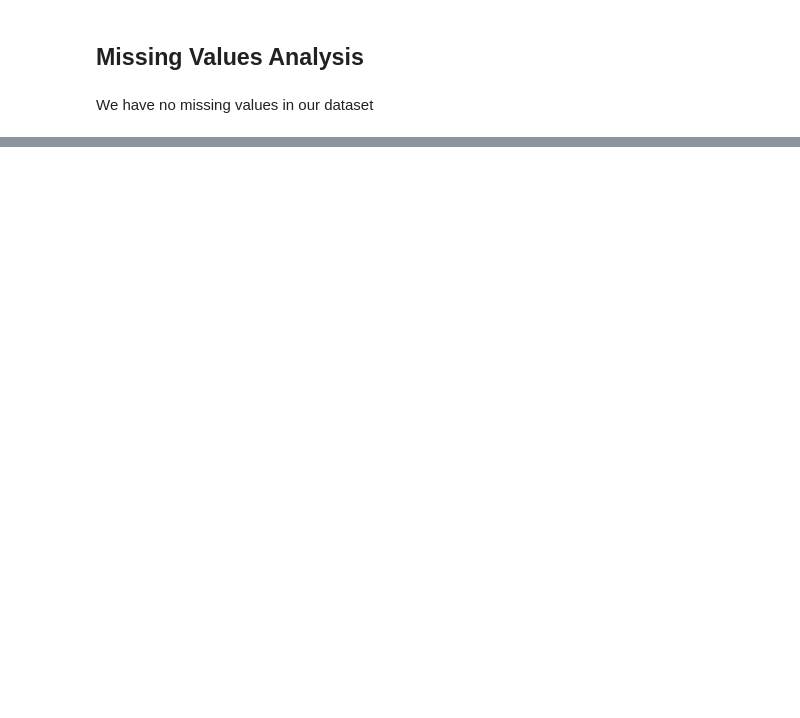
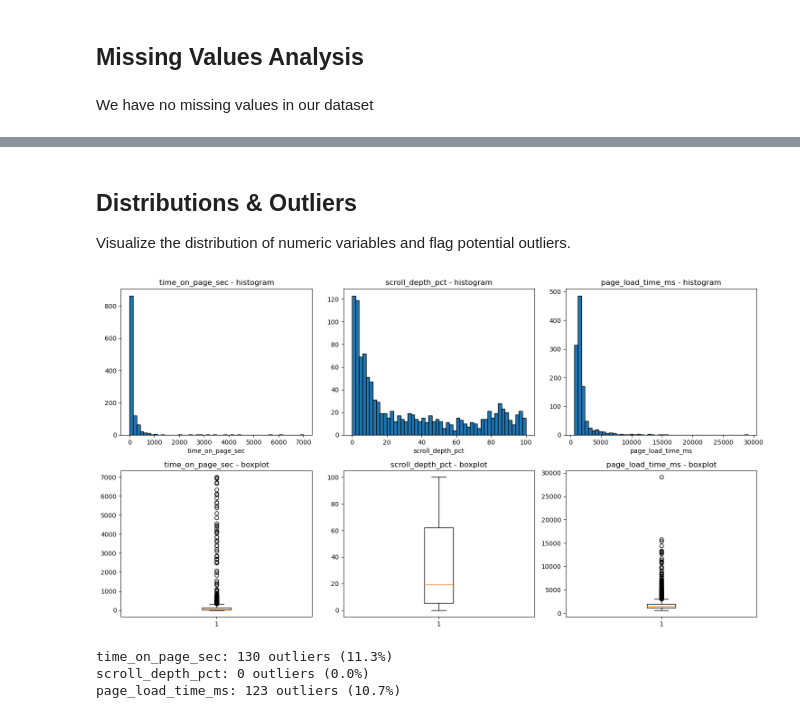
Before and after one commit to fmdmneves2003/TXB_GROUP23, a Jupyter notebook: notebooks/01_EDA.ipynb, the cells around one changed output, grey strips where cells are left out. Drawn from its saved outputs; the diff is of its cells as text; code cells hidden in the pictures; blank space fills up the shorter version.

Commit message:
EDA completed and new df exported to data folder

```diff
--- a/notebooks/01_EDA.ipynb
+++ b/notebooks/01_EDA.ipynb
@@ -35,0 +17,3 @@ df.head()
+# %%
+# Rename the kpi columns
+df = df.rename(columns={'kpi_x': 'event_enrollment', 'kpi_y': 'cta_click'})
@@ -341,0 +74,17 @@ Columns: ['group_id', 'arm', 'visitor_id', 'arrival_time', 'exit_time', 'time_on
+# %%
+# Step 2 - Data types & timestamp validation
+df['arrival_time'] = pd.to_datetime(df['arrival_time'])
+df['exit_time'] = pd.to_datetime(df['exit_time'])
+
+# Derive time on page from timestamps and validate
+time_derived = (df['exit_time'] - df['arrival_time']).dt.total_seconds()
+
+diff = (df['time_on_page_sec'] - time_derived).abs()
+print("Max difference (seconds):", diff.max())
+print("Rows with difference > 1s:", (diff > 1).sum())
+
+# Check for negative or zero durations
+print("\nNegative durations:", (time_derived < 0).sum())
+print("Zero durations:", (time_derived == 0).sum())
+
+print("\nUpdated dtypes:\n", df.dtypes)
@@ -341,0 +111,34 @@ Columns: ['group_id', 'arm', 'visitor_id', 'arrival_time', 'exit_time', 'time_on
+# %% [markdown]
+## Distributions & Outliers
+Visualize the distribution of numeric variables and flag potential outliers.
+# %%
+# Step 3 - Distributions & Outliers
+numeric_cols = ['time_on_page_sec', 'scroll_depth_pct', 'page_load_time_ms']
+
+fig, axes = plt.subplots(2, 3, figsize=(15, 8))
+
+for i, col in enumerate(numeric_cols):
+    # Histogram
+    axes[0, i].hist(df[col], bins=50, edgecolor='black')
+    axes[0, i].set_title(f'{col} - histogram')
+    axes[0, i].set_xlabel(col)
+
+    # Boxplot
+    axes[1, i].boxplot(df[col], vert=True)
+    axes[1, i].set_title(f'{col} - boxplot')
+
+plt.tight_layout()
+plt.show()
+
+# IQR outlier count
+for col in numeric_cols:
+    Q1 = df[col].quantile(0.25)
+    Q3 = df[col].quantile(0.75)
+    IQR = Q3 - Q1
+    outliers = df[(df[col] < Q1 - 1.5*IQR) | (df[col] > Q3 + 1.5*IQR)]
+    print(f"{col}: {len(outliers)} outliers ({len(outliers)/len(df)*100:.1f}%)")
+# %% [output]
+[figure, added]
+time_on_page_sec: 130 outliers (11.3%)
+scroll_depth_pct: 0 outliers (0.0%)
+page_load_time_ms: 123 outliers (10.7%)
```
Also changed, not shown: parts of 50 cells of this notebook, 11 other files.
